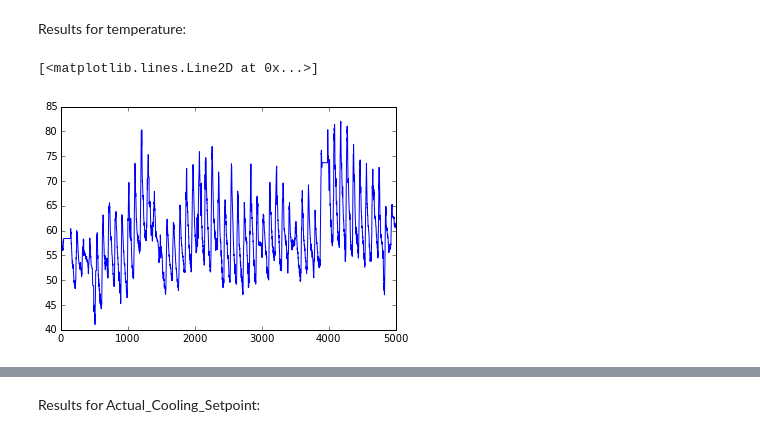
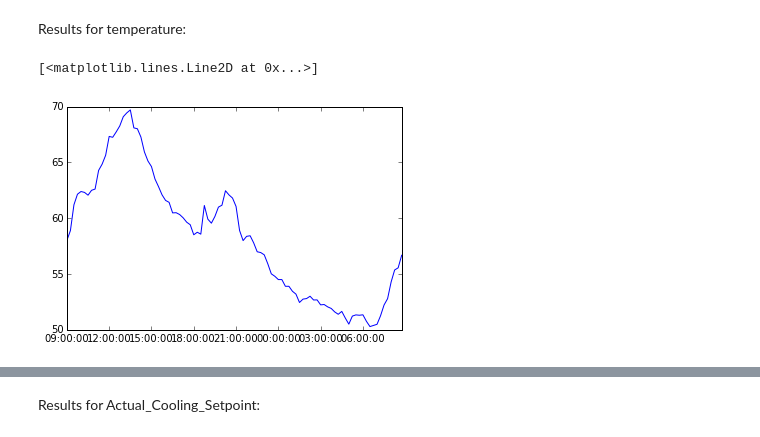
Before and after one commit to yoavfreund/BuildingSensorsCompression, a Jupyter notebook: Experiment_1.ipynb, the cells around one changed output, grey strips where cells are left out. Cells and saved outputs as stored; diff of their text form; code cells hidden in the pictures.

```diff
--- a/Experiment_1.ipynb
+++ b/Experiment_1.ipynb
@@ -41,9 +113,9 @@ def epsilonRatio(data, epsilon = 0.5, iteration = 50):
     plt.show()
 # %% [markdown]
 Results for temperature:
-# %%
-plt.plot(A.Temperature.dropna(subset=['Temperature'])[:5000])
-# %% [output]
-[<matplotlib.lines.Line2D at 0x...>]
-[figure, removed]
+# %%
+plt.plot(aday.index.values, aday)
+# %% [output]
+[<matplotlib.lines.Line2D at 0x...>]
+[figure, added]
 # %%
```
Also changed, not shown: parts of 5 cells of this notebook.
